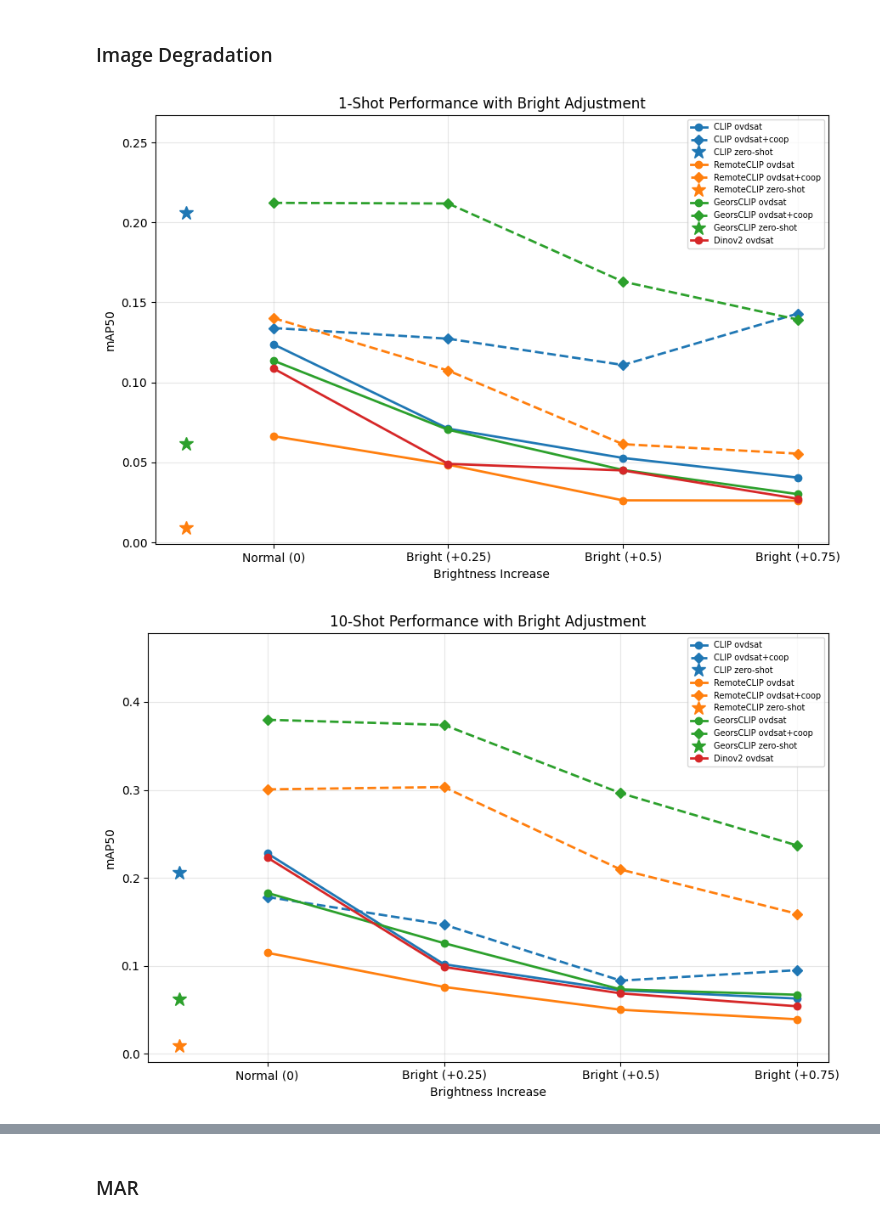
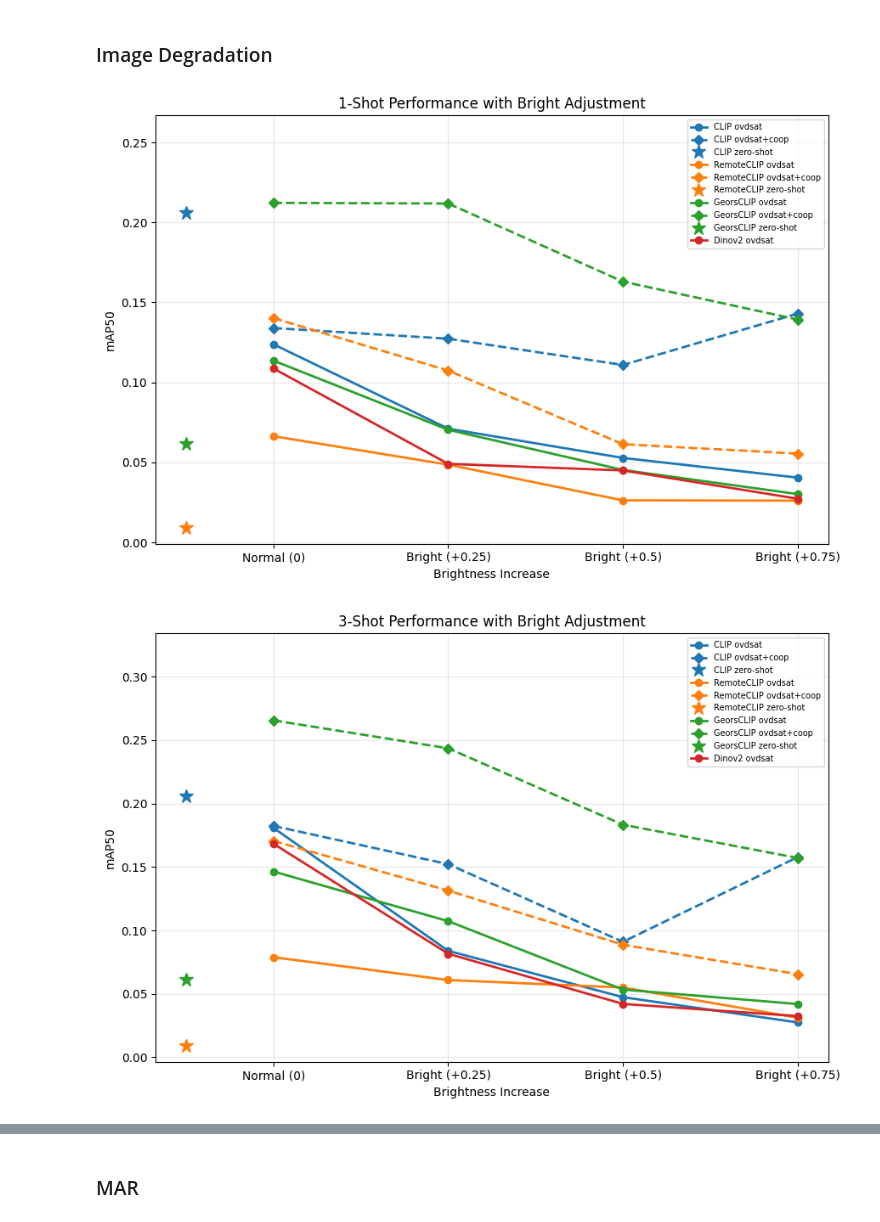
Before and after one commit to madelineloui/ovdsat, a Jupyter notebook: plots.ipynb, the cells around one changed output, grey strips where cells are left out. Cells and saved outputs as stored; diff of their text form; code cells hidden in the pictures.

```diff
--- a/plots.ipynb
+++ b/plots.ipynb
@@ -1009,6 +825,27 @@ data_1shot = {
     },
     "Dinov2": {
         "ovdsat": [0.1087, 0.0491, 0.0450, 0.0273],
+    },
+}
+
+data_3shot = {
+    "CLIP": {
+        "zero-shot": 0.2060,
+        "ovdsat": [0.1808, 0.0839, 0.0474, 0.0275],
+        "coop":   [0.1823, 0.1522, 0.0910, 0.1578],
+    },
+    "RemoteCLIP": {
+        "zero-shot": 0.0093,
+        "ovdsat": [0.0789, 0.0609, 0.0550, 0.0312],
+        "coop":   [0.1705, 0.1314, 0.0887, 0.0655],
+    },
+    "GeorsCLIP": {
+        "zero-shot": 0.0615,
+        "ovdsat": [0.1464, 0.1073, 0.0534, 0.0420],
+        "coop":   [0.2655, 0.2435, 0.1833, 0.1571],
+    },
+    "Dinov2": {
+        "ovdsat": [0.1683, 0.0816, 0.0421, 0.0325],
     },
 }
 
@@ -1023,31 +860,39 @@ data_10shot = {
         "ovdsat": [0.1147, 0.0759, 0.0500, 0.0391],
         "coop":   [0.3006, 0.3032, 0.2094, 0.1590],
     },
     "GeorsCLIP": {
         "zero-shot": 0.0615,
         "ovdsat": [0.1828, 0.1257, 0.0731, 0.0670],
         "coop":   [0.3797, 0.3739, 0.2963, 0.2367],
     },
     "Dinov2": {
         "ovdsat": [0.2230, 0.0986, 0.0686, 0.0539],
     },
 }
 
 plot_degrade_results(
     data_1shot,
     "1-Shot Performance with Bright Adjustment",
     bright_labels,
     "Brightness Increase",
     save_path="figures/bright_1shot.png"
 )
 
 plot_degrade_results(
+    data_3shot,
+    "3-Shot Performance with Bright Adjustment",
+    bright_labels,
+    "Brightness Increase",
+    save_path="figures/bright_3shot.png"
+)
+
+plot_degrade_results(
     data_10shot,
     "10-Shot Performance with Bright Adjustment",
     bright_labels,
     "Brightness Increase",
     save_path="figures/bright_10shot.png"
 )
 # %% [output]
 [figure]
-[figure, old version]
+[figure, new version]
```
Also changed, not shown: parts of 15 cells of this notebook, 4 other files.
